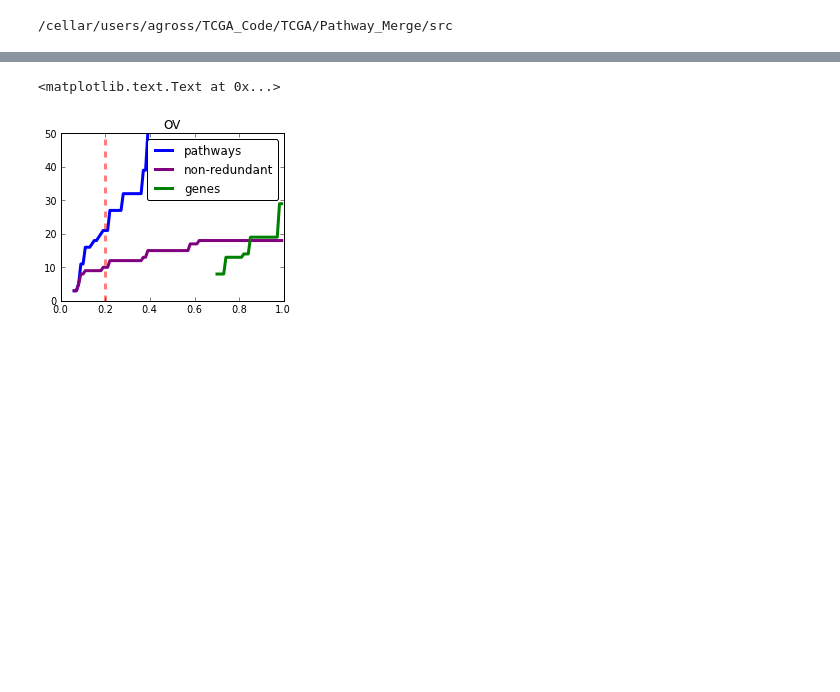
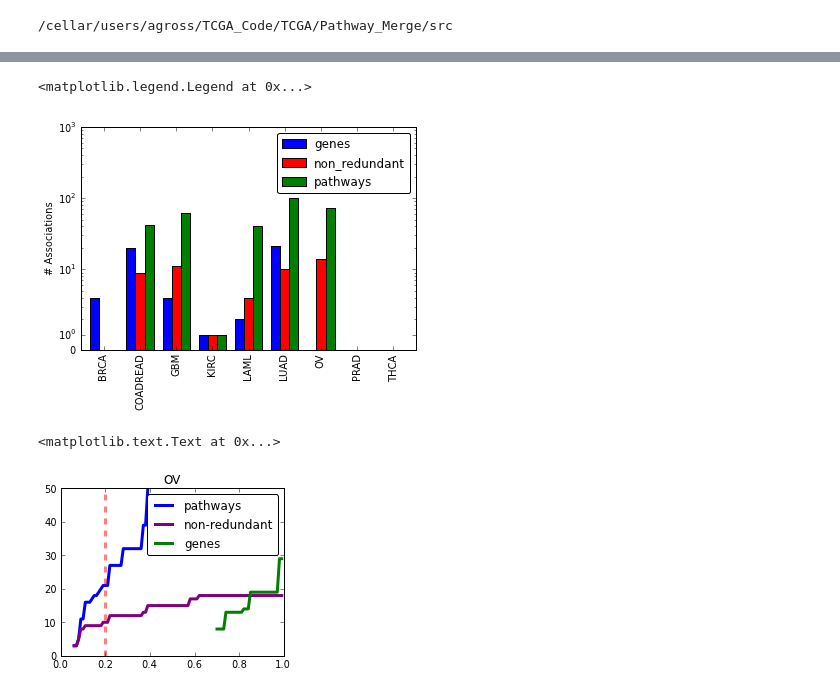
Before and after one commit to theandygross/TCGA, a Jupyter notebook: Pathway_Merge/Notebooks/PathwayStats.ipynb, the cells around one changed output, grey strips where cells are left out. Saved outputs shown, nothing was run; the diff lists cells and outputs as text; code cells hidden in the pictures; blank space fills up the shorter version.

```diff
--- a/Pathway_Merge/Notebooks/PathwayStats.ipynb
+++ b/Pathway_Merge/Notebooks/PathwayStats.ipynb
@@ -23,3 +20,15 @@ report_ext = {'mutation': 'cov_age_rate_4', 'amplification': 'cov_age_rate',
+# %%
+data_path = '/cellar/data/TCGA/Firehose__2012_10_24/'
+cancers = os.listdir(data_path + 'ucsd_analyses')
+report_ext = ''
+def retreive_paths_for_datatype(data_type, report_ext, folder='Clinical', archive='ClinicalObject.p'):
+    clinical = {}
+    for cancer in cancers:
+        clinical_obj = data_path + '/'.join(['ucsd_analyses', cancer, folder, data_type + report_ext,
+                                             archive])
+        if os.path.isfile(clinical_obj):
+            clinical[cancer] = clinical_obj
+    return clinical
 # %%
 def get_clinical_objects(cancer, data_types, test=False):
     clinical = {}
@@ -39,12 +48,14 @@ data_path = firehose_path + '/'.join(['ucsd_analyses', cancer,'Clinical',''])
 clinical_obj = data_path + data_type + '/ClinicalObject.p'
 cancer = pickle.load(open(clinical_obj,'rb'))
 # %%
-val = 'event_free_survival_5y' if 'event_free_survival_5y' in cancer.clinical else 'survival_5y'
-pathways = cancer.q_pathways[val].order()
-res = [p for p in pathways.index[1:] if len(gene_sets[p].intersection(set.union(*map(lambda s: gene_sets[s], pathways[:p].index[:-1])))) == 0]
-res = res + [pathways.index[0]]
-non_redundant = cancer.q_pathways.ix[res][val]
+def get_counts(cancer):
+    val = 'event_free_survival_3y' if 'event_free_survival_3y' in cancer.clinical else 'survival_3y'
+    pathways = cancer.q_pathways[val].order()
+    res = [p for p in pathways.index[1:] if len(gene_sets[p].intersection(set.union(*[gene_sets[s] for s in  pathways[:p].index[:-1]]))) == 0]
+    res = res + [pathways.index[0]]
+    non_redundant = cancer.q_pathways.ix[res][val]
 
-n_pathways = (pathways < .2).sum()
-n_non_redundnt = (non_redundant < .2).sum()
-n_genes = (cancer.q_genes[val] < .2).sum()
+    n_pathways = (pathways < .2).sum()
+    n_non_redundant = (non_redundant < .2).sum()
+    n_genes = (cancer.q_genes[val] < .2).sum()
+    return Series({'pathways': n_pathways, 'non_redundant': n_non_redundant, 'genes': n_genes}, name=cancer.cancer)
@@ -54,0 +62,8 @@ n_genes
+# %%
+data_type = 'mutation'
+obj = retreive_paths_for_datatype(data_type, '_LR')
+# %%
+counts = {}
+for cancer, report in obj.iteritems():
+    cancer_obj = pickle.load(open(report,'rb'))
+    counts[cancer] = get_counts(cancer_obj)
@@ -55,3 +82,12 @@ n_genes
+# %%
+fig, ax = subplots()
+DataFrame(counts).T.plot(kind='bar', ax=ax)
+ax.set_yscale('symlog')
+ax.set_ylabel('# Associations')
+ax.legend(fancybox=True)
+# %% [output]
+<matplotlib.legend.Legend at 0x...>
+[figure, added]
 # %%
 val = 'event_free_survival_5y' if 'event_free_survival_5y' in cancer.clinical else 'survival_5y'
 pathways = cancer.q_pathways[val].order()
```
Also changed, not shown: parts of 4 cells of this notebook, 10 other files.
